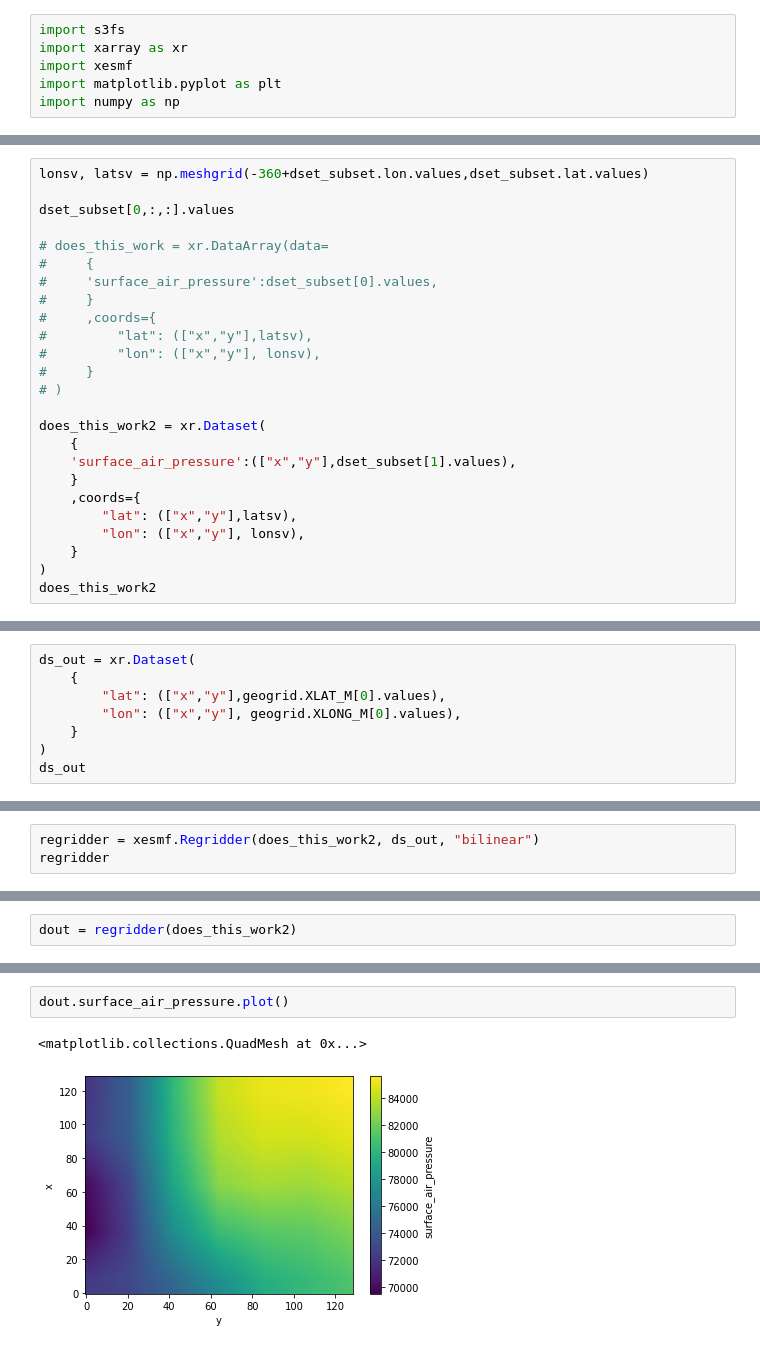
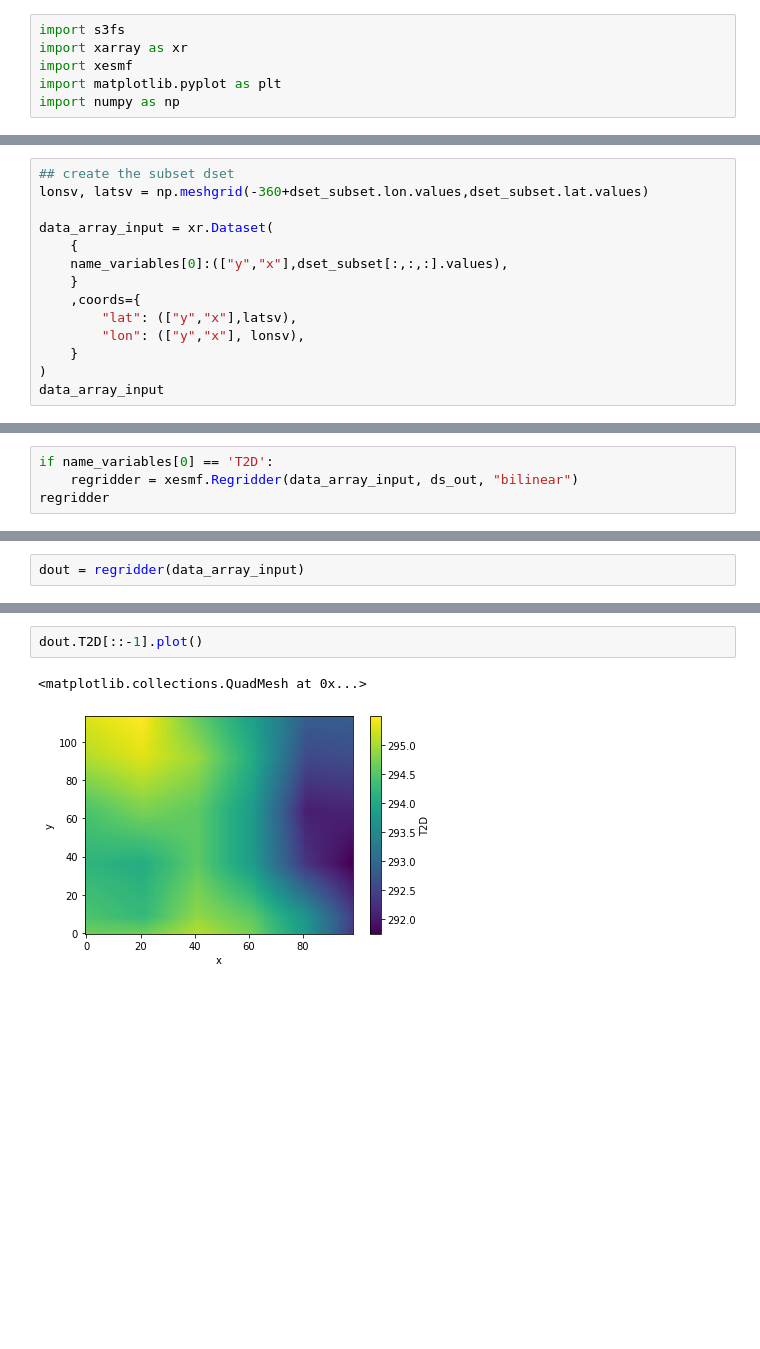
Before and after one commit to GAaronAlexander/aarona-noah-mp-hue-container, a Jupyter notebook: test-era5-regrid.ipynb, the cells around one changed output, grey strips where cells are left out. Drawn from its saved outputs; the diff is of its cells as text; blank space fills up the shorter version.

```diff
--- a/test-era5-regrid.ipynb
+++ b/test-era5-regrid.ipynb
@@ -69,27 +105,16 @@ Pa
 # %%
+## create the subset dset
 lonsv, latsv = np.meshgrid(-360+dset_subset.lon.values,dset_subset.lat.values)
 
-dset_subset[0,:,:].values
-
-# does_this_work = xr.DataArray(data=
-#     {
-#     'surface_air_pressure':dset_subset[0].values,
-#     }
-#     ,coords={
-#         "lat": (["x","y"],latsv),
-#         "lon": (["x","y"], lonsv),
-#     }
-# )
-
-does_this_work2 = xr.Dataset(
+data_array_input = xr.Dataset(
     {
-    'surface_air_pressure':(["x","y"],dset_subset[1].values),
+    name_variables[0]:(["y","x"],dset_subset[:,:,:].values),
     }
     ,coords={
-        "lat": (["x","y"],latsv),
-        "lon": (["x","y"], lonsv),
+        "lat": (["y","x"],latsv),
+        "lon": (["y","x"], lonsv),
     }
 )
-does_this_work2
+data_array_input
 # %% [output]
 <xarray.Dataset>
@@ -103,8 +127,0 @@ Data variables:
-# %%
-ds_out = xr.Dataset(
-    {
-        "lat": (["x","y"],geogrid.XLAT_M[0].values),
-        "lon": (["x","y"], geogrid.XLONG_M[0].values),
-    }
-)
-ds_out
@@ -118,5 +128,6 @@ Data variables:
 # %%
-regridder = xesmf.Regridder(does_this_work2, ds_out, "bilinear")
+if name_variables[0] == 'T2D':
+    regridder = xesmf.Regridder(data_array_input, ds_out, "bilinear")
 regridder
 # %% [output]
 xESMF Regridder
@@ -128,6 +139,6 @@ Output grid shape:          (129, 129)
 Periodic in longitude?      False
 # %%
-dout = regridder(does_this_work2)
+dout = regridder(data_array_input)
 # %%
 dout
 # %% [output]
@@ -142,7 +153,7 @@ Data variables:
 Attributes:
     regrid_method:  bilinear
 # %%
-dout.surface_air_pressure.plot()
+dout.T2D[::-1].plot()
 # %% [output]
 <matplotlib.collections.QuadMesh at 0x...>
-[figure, old version]
+[figure, new version]
```
Also changed, not shown: parts of 13 cells of this notebook.
